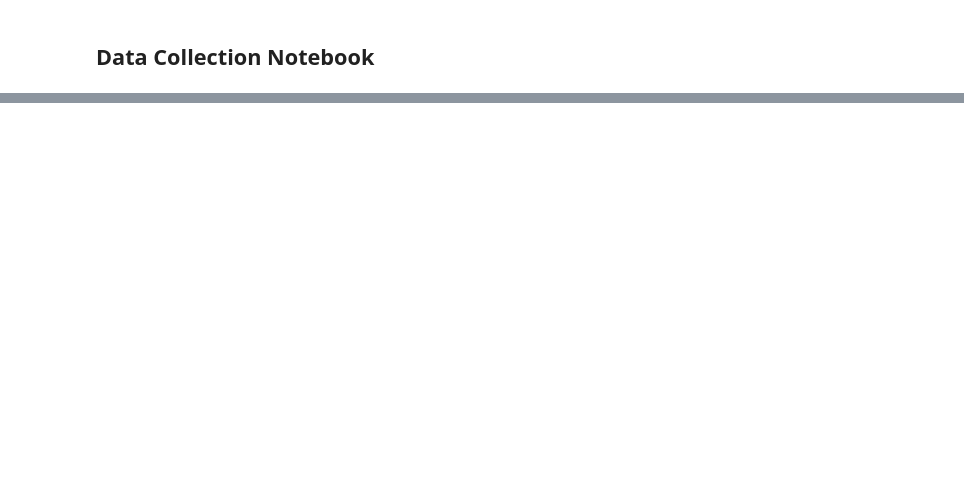
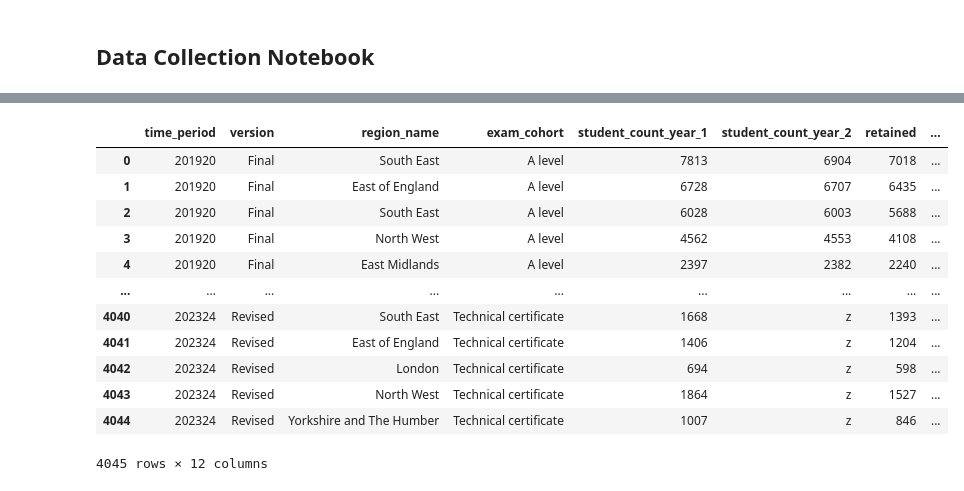
Before and after one commit to LSE-ME204/me204-2025-project-tkar9901, a Jupyter notebook: notebooks/NB01_Data_Collection.ipynb, the cells around one changed output, grey strips where cells are left out. Cells and saved outputs as stored; diff of their text form; code cells hidden in the pictures; blank space fills up the shorter version.

Commit message:
finished initial data collection & cleaning

```diff
--- a/notebooks/NB01_Data_Collection.ipynb
+++ b/notebooks/NB01_Data_Collection.ipynb
@@ -18,8 +22,14 @@ from pandas.api.types import CategoricalDtype
 
 </div>
 # %%
-rurality_path = os.path.abspath(os.path.join("NBO1_Data_Collection.ipynb/"+"../.."+"/data/raw/attainment_by_rurality.csv"))
-chars_path = os.path.abspath(os.path.join("NBO1_Data_Collection.ipynb/"+"../.."+"/data/raw/attainment_by_characteristics.csv"))
+rurality_path = os.path.abspath(os.path.join("NBO1_Data_Collection.ipynb/"+"../.."+"/data/raw/EES_attainment_by_rurality.csv"))
+chars_path = os.path.abspath(os.path.join("NBO1_Data_Collection.ipynb/"+"../.."+"/data/raw/EES_attainment_by_characteristics.csv"))
+retention_path = os.path.abspath(os.path.join("NBO1_Data_Collection.ipynb/"+"../.."+"/data/raw/EES_retention_by_region.csv"))
+results_path = os.path.abspath(os.path.join("NBO1_Data_Collection.ipynb/"+"../.."+"/data/raw/EES_results_by_subject.csv"))
+stem_path = os.path.abspath(os.path.join("NBO1_Data_Collection.ipynb/"+"../.."+"/data/raw/EES_stem_by_sex.csv"))
 # %%
 rurality_df = pd.read_csv(rurality_path)
 chars_df = pd.read_csv(chars_path)
+retention_df = pd.read_csv(retention_path)
+results_df = pd.read_csv(results_path, low_memory=False)
+stem_df = pd.read_csv(stem_path)
@@ -245,0 +194,19 @@ grouped_with_total
+# %%
+retention_df = retention_df[["time_period", "version", "region_name", "exam_cohort", "student_count_year_1",
+    "student_count_year_2", "retained", "retained_and_assessed", "returned_and_retained",
+    "perc_retained", "perc_retained_and_assessed", "perc_returned_and_retained"]]
+retention_df
+# %% [output]
+|  | time_period | version | region_name | exam_cohort | student_count_year_1 | student_count_year_2 | retained | ... |
+| 0 | 201920 | Final | South East | A level | 7813 | 6904 | 7018 | ... |
+| 1 | 201920 | Final | East of England | A level | 6728 | 6707 | 6435 | ... |
+| 2 | 201920 | Final | South East | A level | 6028 | 6003 | 5688 | ... |
+| 3 | 201920 | Final | North West | A level | 4562 | 4553 | 4108 | ... |
+| 4 | 201920 | Final | East Midlands | A level | 2397 | 2382 | 2240 | ... |
+| ... | ... | ... | ... | ... | ... | ... | ... | ... |
+| 4040 | 202324 | Revised | South East | Technical certificate | 1668 | z | 1393 | ... |
+| 4041 | 202324 | Revised | East of England | Technical certificate | 1406 | z | 1204 | ... |
+| 4042 | 202324 | Revised | London | Technical certificate | 694 | z | 598 | ... |
+| 4043 | 202324 | Revised | North West | Technical certificate | 1864 | z | 1527 | ... |
+| 4044 | 202324 | Revised | Yorkshire and The Humber | Technical certificate | 1007 | z | 846 | ... |
+4045 rows × 12 columns
```
Also changed, not shown: parts of 32 cells of this notebook, 17 other files.
